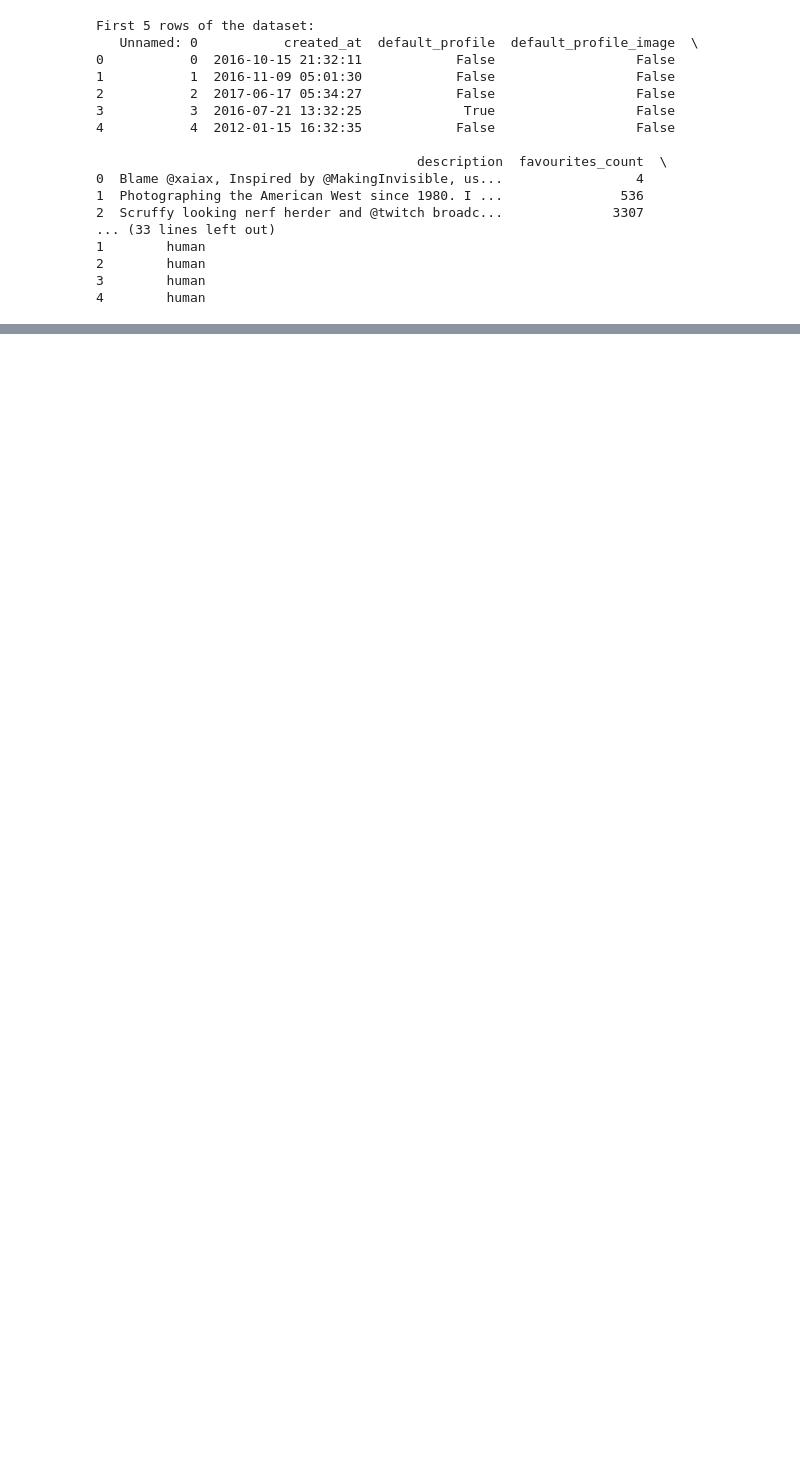
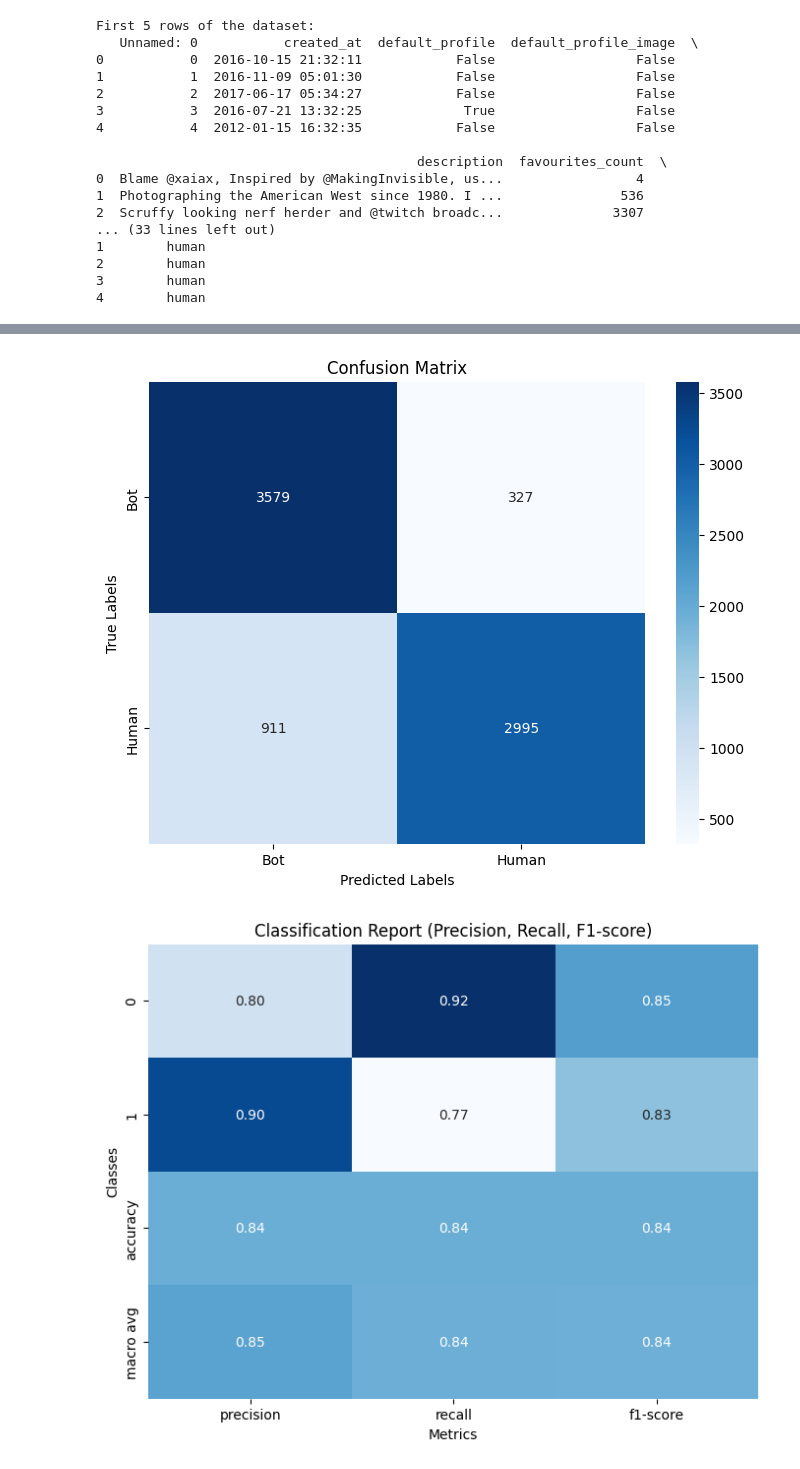
Before and after one commit to kyle-he/csci467_finalproject, a Jupyter notebook: ff-nn.ipynb, the cells around one changed output, grey strips where cells are left out. Saved outputs shown, nothing was run; the diff lists cells and outputs as text; code cells hidden in the pictures; blank space fills up the shorter version.

```diff
--- a/ff-nn.ipynb
+++ b/ff-nn.ipynb
@@ -136,7 +152,7 @@ class FeedForwardNN(nn.Module):
 # Initialize model, loss function, and optimizer
 model = FeedForwardNN(input_size=X_train.shape[1])
 criterion = nn.BCELoss()  # Binary Cross-Entropy Loss
-optimizer = optim.Adam(model.parameters(), lr=0.001)
+optimizer = optim.Adam(model.parameters(), lr=0.0015)
 
 # Training loop with early stopping
 num_epochs = 50
@@ -215,0 +232,27 @@ Confusion Matrix:
+# %%
+cm = confusion_matrix(y_test, y_pred_binary)
+
+# Plot Confusion Matrix
+plt.figure(figsize=(8, 6))
+sns.heatmap(cm, annot=True, fmt="d", cmap="Blues", xticklabels=["Bot", "Human"], yticklabels=["Bot", "Human"])
+plt.title("Confusion Matrix")
+plt.xlabel("Predicted Labels")
+plt.ylabel("True Labels")
+plt.show()
+
+# Classification Report
+report = classification_report(y_test, y_pred_binary, output_dict=True)
+
+# Convert classification report to a DataFrame for easy plotting
+report_df = pd.DataFrame(report).transpose()
+
+# Plot Classification Report
+plt.figure(figsize=(8, 6))
+sns.heatmap(report_df.iloc[:-1, :-1], annot=True, cmap="Blues", fmt=".2f", cbar=False)
+plt.title("Classification Report (Precision, Recall, F1-score)")
+plt.ylabel("Classes")
+plt.xlabel("Metrics")
+plt.show()
+# %% [output]
+[figure, added]
+[figure, added]
```
Also changed, not shown: parts of 2 cells of this notebook.
